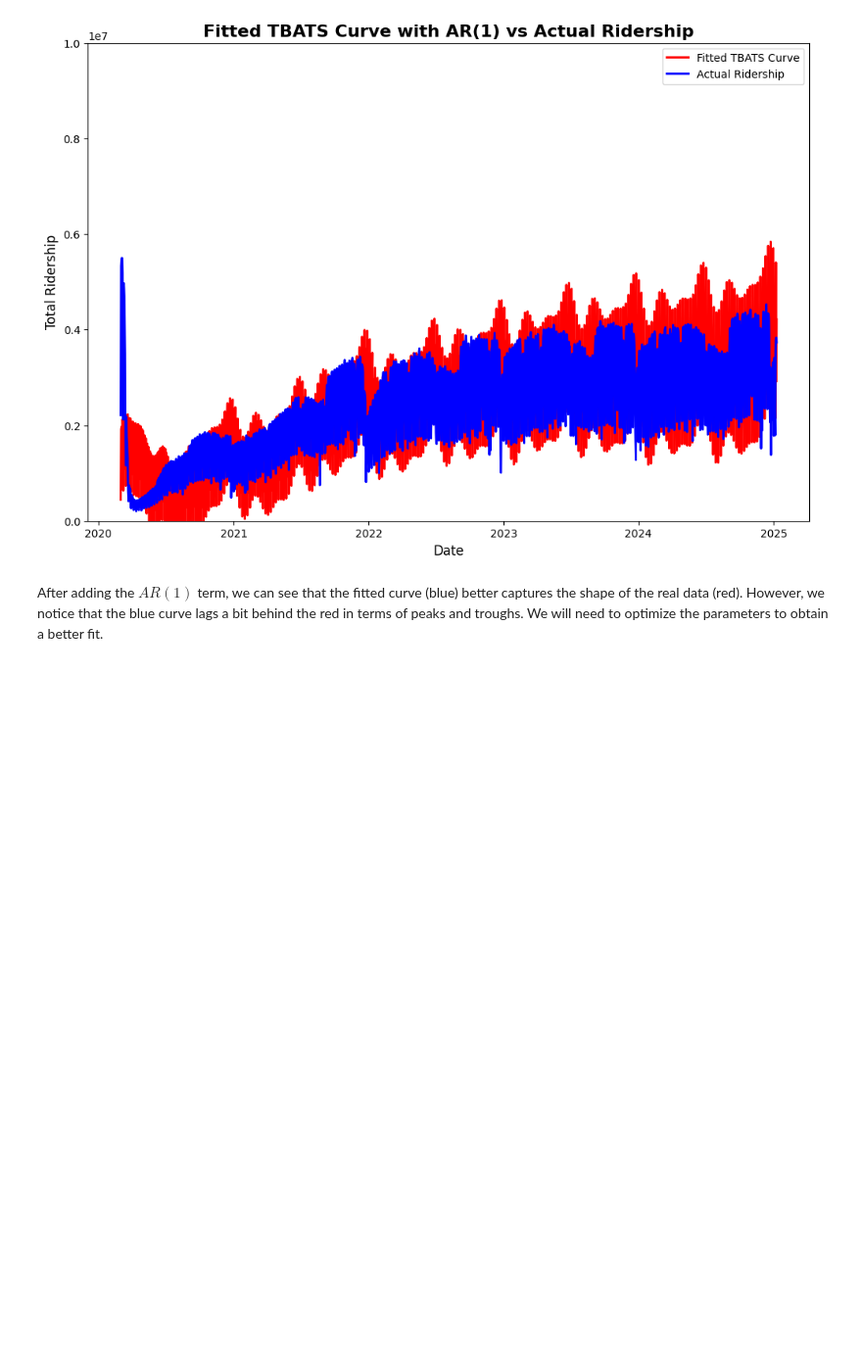
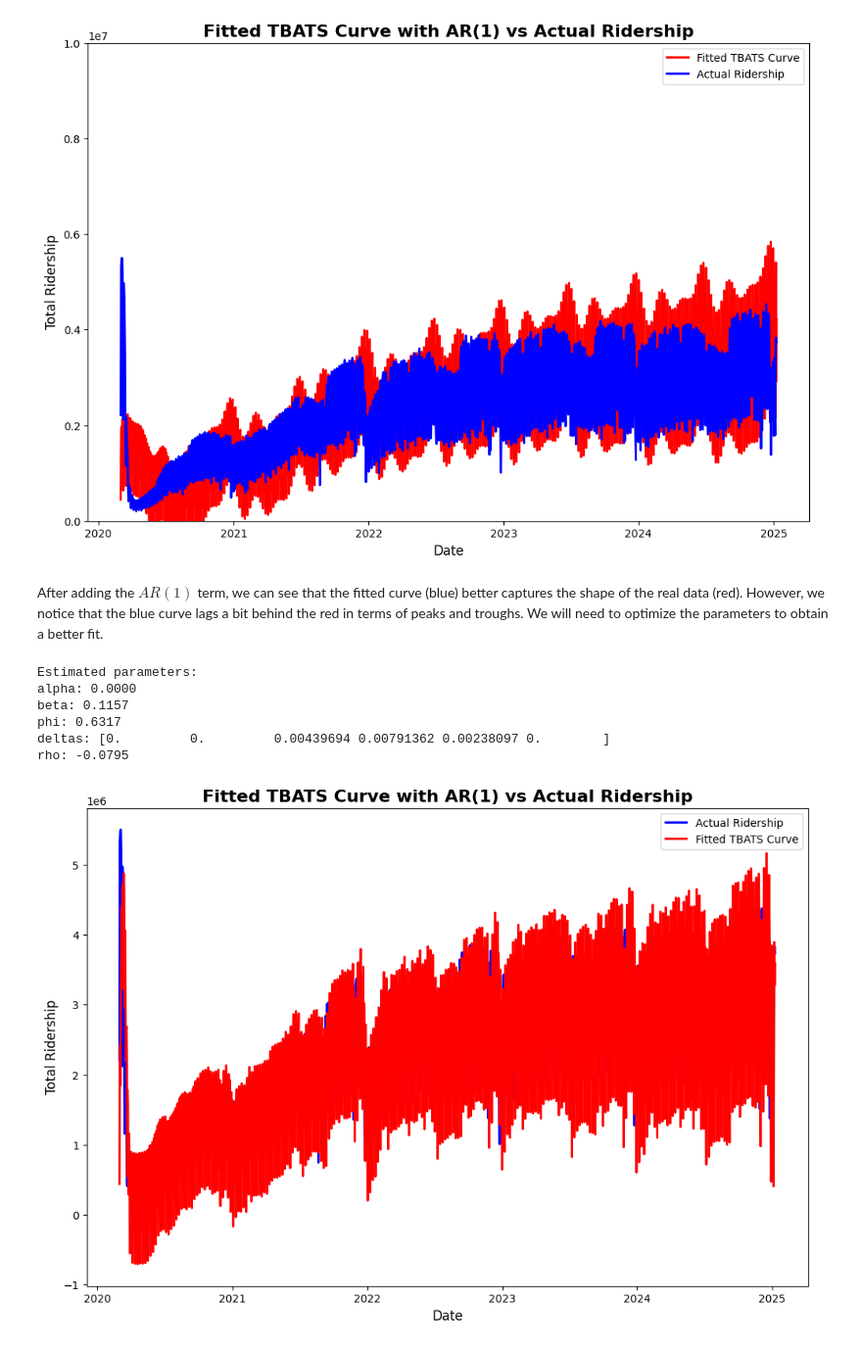
Before and after one commit to Raiden-Makoto/ScaryVirus, a Jupyter notebook: TBATS.ipynb, the cells around one changed output. Shown: that part at 98% size. Drawn from its saved outputs; the diff is of its cells as text; code cells hidden in the pictures; blank space fills up the shorter version.

Commit message:
optimized parameters and it looks pretty good

```diff
--- a/TBATS.ipynb
+++ b/TBATS.ipynb
@@ -426,0 +525,37 @@ We will need to optimize the parameters to obtain a better fit.
+# %%
+optimizedResults = optimizeAR1Params(
+    df['Total Ridership'].values.astype(float),
+    freqs,
+    INIT_STATES,
+    bounds=None,
+    method='L-BFGS-B'
+)
+# %%
+print("Estimated parameters:")
+print(f"alpha: {optimizedResults['params']['alpha']:.4f}")
+print(f"beta: {optimizedResults['params']['beta']:.4f}")
+print(f"phi: {optimizedResults['params']['phi']:.4f}")
+print(f"deltas: {optimizedResults['params']['deltas']}")
+print(f"rho: {optimizedResults['params']['rho']:.4f}")
+# %% [output]
+Estimated parameters:
+alpha: 0.0000
+beta: 0.1157
+phi: 0.6317
+deltas: [0.         0.         0.00439694 0.00791362 0.00238097 0.        ]
+rho: -0.0795
+# %%
+recursion = optimizedResults['recursion']
+fitted = recursion['fitted']
+innov = recursion['innov']
+
+plt.figure(figsize=(12, 8))
+plt.plot(df.index, df['Total Ridership'], linewidth=2, color='blue', label='Actual Ridership')
+plt.plot(df.index, fitted, linewidth=2, color='red', label='Fitted TBATS Curve')
+plt.title('Fitted TBATS Curve with AR(1) vs Actual Ridership', fontsize=16, fontweight='bold')
+plt.xlabel('Date', fontsize=12)
+plt.ylabel('Total Ridership', fontsize=12)
+plt.legend()
+plt.show()
+# %% [output]
+[figure, added]
```
Also changed, not shown: parts of 3 cells of this notebook.
